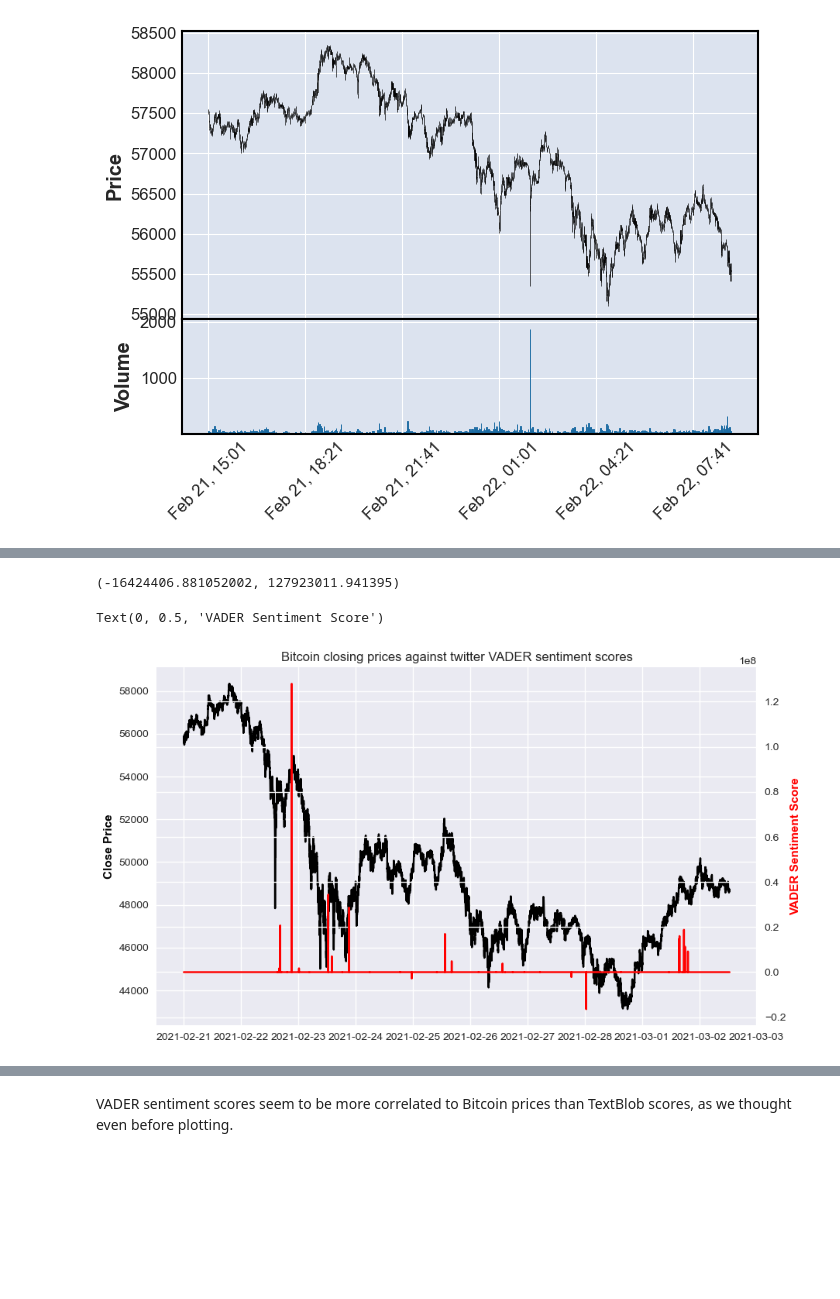
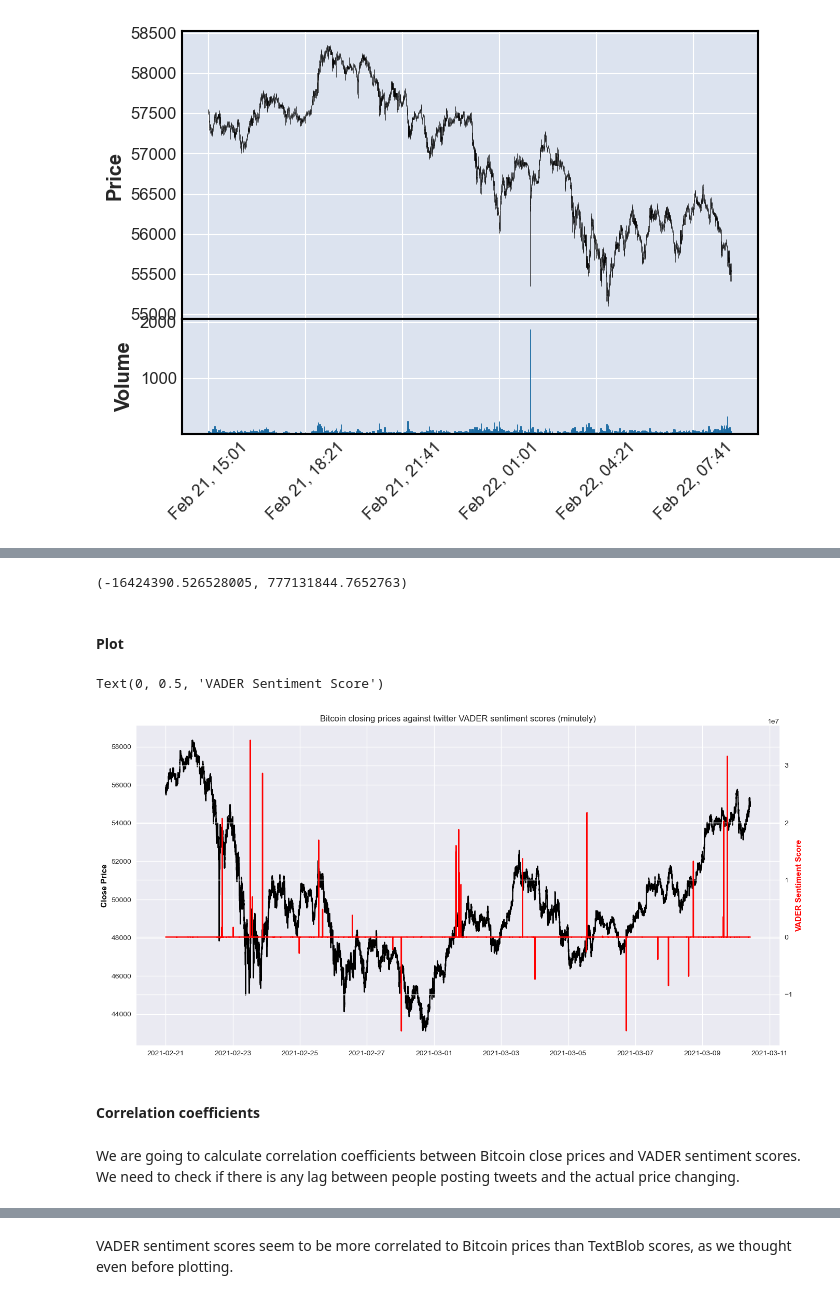
Before and after one commit to jlopezfernandez112/cryptocurrency_predictor, a Jupyter notebook: 4_crypto_analysis.ipynb, the cells around one changed output, grey strips where cells are left out. Drawn from its saved outputs; the diff is of its cells as text; code cells hidden in the pictures; blank space fills up the shorter version.

```diff
--- a/4_crypto_analysis.ipynb
+++ b/4_crypto_analysis.ipynb
@@ -176,7 +148,9 @@ None
 # %%
-one_min_vader_scores = df_tweets.groupby(pd.Grouper(freq='min'))['vader_polarity', 'vader_score'].sum()
+one_min_vader_scores = df_tweets.groupby(pd.Grouper(freq='min'))[['vader_polarity', 'vader_score']].sum()
+one_h_vader_scores = df_tweets.groupby(pd.Grouper(freq='h'))[['vader_score']].sum()
 
-one_min_textblob_scores = df_tweets.groupby(pd.Grouper(freq='min'))['textblob_polarity', 'textblob_score'].sum()
+one_min_textblob_scores = df_tweets.groupby(pd.Grouper(freq='min'))[['textblob_polarity', 'textblob_score']].sum()
+one_h_textblob_scores = df_tweets.groupby(pd.Grouper(freq='min'))[['textblob_score']].sum()
 
 print(one_min_vader_scores.sample(3))
 print('*' * 50)
@@ -225,4 +200,3 @@ Text(0, 0.5, 'Total Score')
 # %%
 # Reduce bitcoin df length to match
-df_btc = df_btc[(df_btc.index >= df_tweets.index.min()) & (df_btc.index <= df_tweets.index.max())]
-df_btc.head()
+df_btc_m = df_btc_m[(df_btc_m.index >= df_tweets.index.min()) & (df_btc_m.index <= df_tweets.index.max())]
@@ -237,6 +203,6 @@ df_btc.head()
 # %%
-data = pd.merge(df_btc, one_min_vader_scores, right_index=True, left_index=True)
-data
+data_m = pd.merge(df_btc_m, one_min_vader_scores, right_index=True, left_index=True)
+data_m.head(3)
 # %% [output]
 |  | open | high | low | close | volume | vader_polarity | vader_score |
 | date |  |  |  |  |  |  |  |
@@ -255,18 +212,27 @@ data
 # %%
-data['vader_score'].min(), data['vader_score'].max()
+data_m['vader_score'].min(), data_m['vader_score'].max()
 # %% [output]
-(-16424406.881052002, 127923011.941395)
+(-16424390.526528005, 777131844.7652763)
+# %%
+# Remove the outlier
+data_m['vader_no_outliers'] = data_m['vader_no_outliers'].replace([data_m['vader_no_outliers'].max()], data_m['vader_score'].mean())
+# %% [markdown]
+#### Plot
 # %%
-fig, ax1 = plt.subplots(figsize=(10, 6))
+fig, ax1 = plt.subplots(figsize=(16, 8))
 
-ax1.set_title('Bitcoin closing prices against twitter VADER sentiment scores')
+ax1.set_title('Bitcoin closing prices against twitter VADER sentiment scores (minutely)')
 ax2 = ax1.twinx()
 
-ax1.plot(data.index, data['close'], 'k')
-ax2.plot(data.index, data['vader_score'], 'r')
+ax1.plot(data_m.index, data_m['close'], 'k')
+ax2.plot(data_m.index, data_m['vader_no_outliers'], 'r')
 
 ax1.set_ylabel('Close Price', color='k')
 ax2.set_ylabel('VADER Sentiment Score', color='r')
 # %% [output]
 Text(0, 0.5, 'VADER Sentiment Score')
-[figure, old version]
+[figure, new version]
+# %% [markdown]
+#### Correlation coefficients
+# %% [markdown]
+We are going to calculate correlation coefficients between Bitcoin close prices and VADER sentiment scores. We need to check if there is any lag between people posting tweets and the actual price changing.
```
Also changed, not shown: parts of 69 cells of this notebook, 1 other file.
